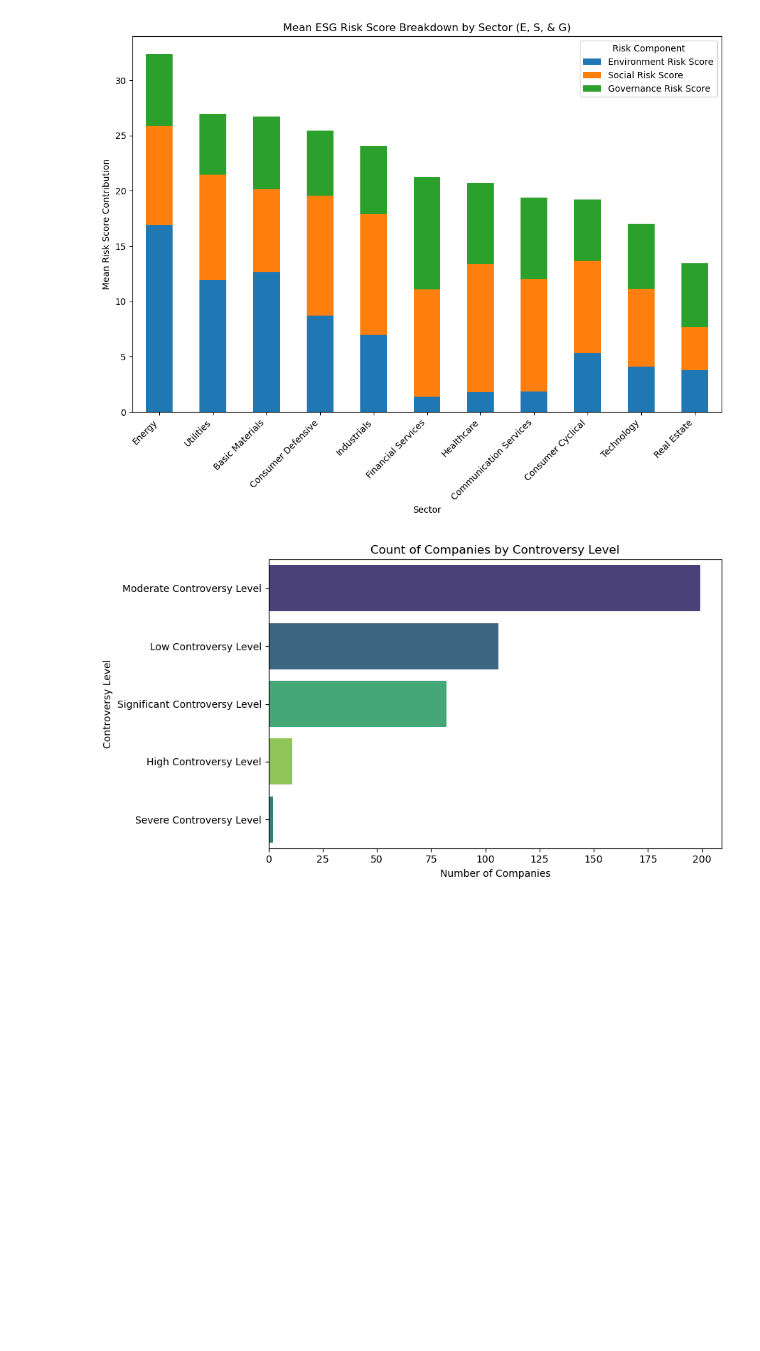
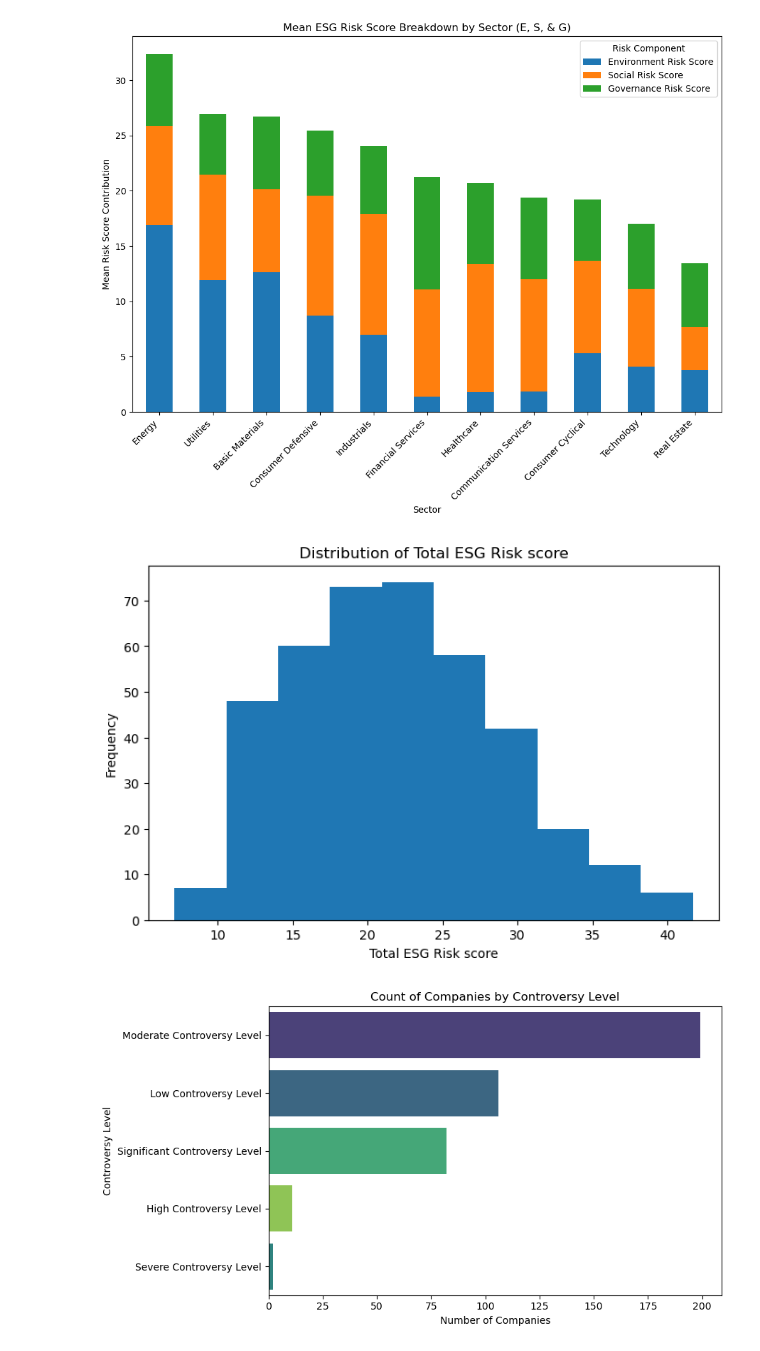
Before and after one commit to mugao-s/stocks-analysis-by-esg-rating, a Jupyter notebook: esg_analysis.ipynb, the cells around one changed output. Cells and saved outputs as stored; diff of their text form; code cells hidden in the pictures; blank space fills up the shorter version.

```diff
--- a/esg_analysis.ipynb
+++ b/esg_analysis.ipynb
@@ -121,6 +121,17 @@ plt.tight_layout()
 plt.show()
 # %% [output]
 [figure]
+# %%
+plt.figure(figsize=(8, 5))
+plt.hist(sp500_esg['Total ESG Risk score'])
+
+plt.xlabel('Total ESG Risk score')
+plt.ylabel('Frequency')
+plt.title('Distribution of Total ESG Risk score')
+plt.savefig('dist.png')
+plt.show()
+# %% [output]
+[figure, added]
 # %%
 plt.figure(figsize=(9, 5))
 
```
Also changed, not shown: parts of 14 cells of this notebook, 1 other file.
